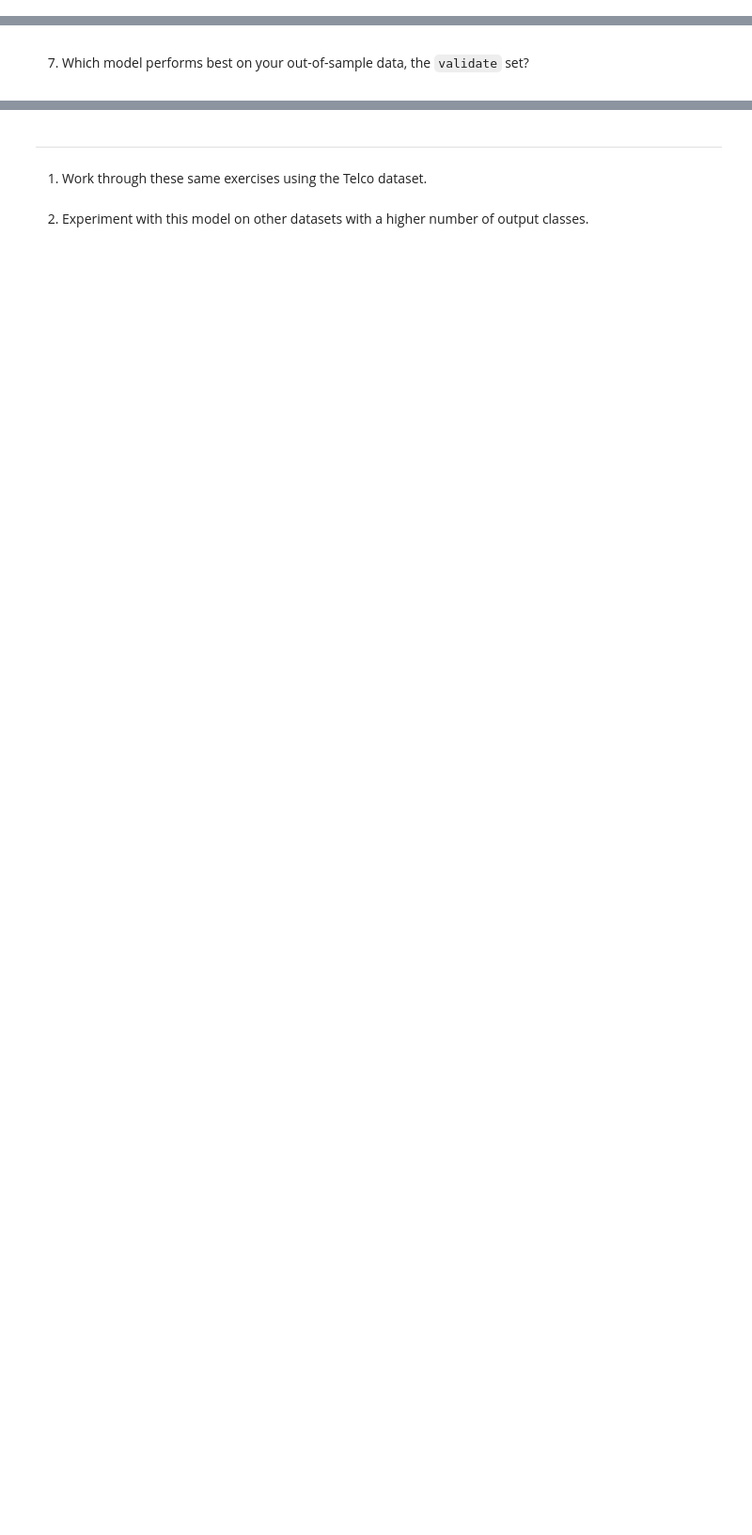
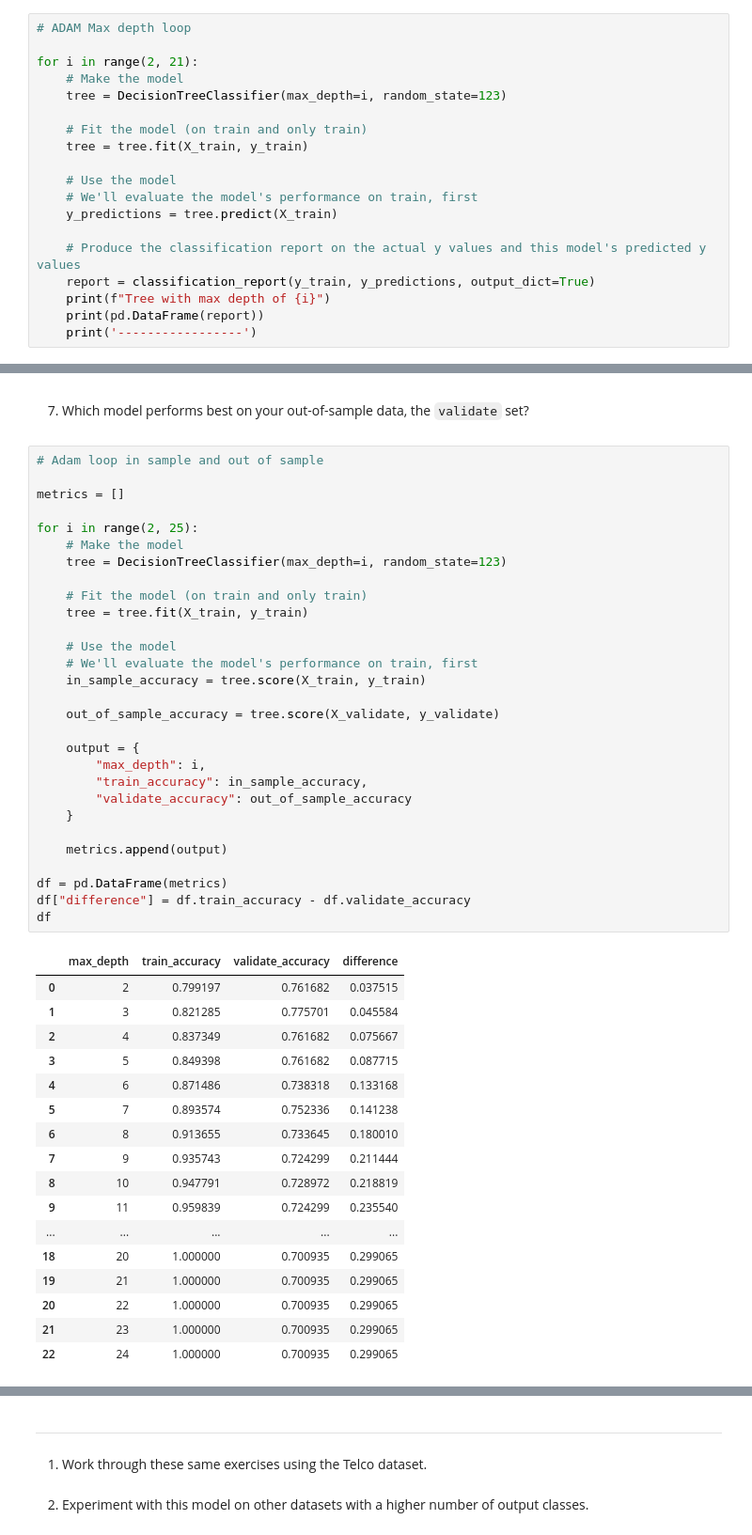
Before and after one commit to Jared-Godar/classification-exercises, a Jupyter notebook: model.ipynb, the cells around one changed output, grey strips where cells are left out. Shown at 94% size. Saved outputs shown, nothing was run; the diff lists cells and outputs as text; blank space fills up the shorter version.

```diff
--- a/model.ipynb
+++ b/model.ipynb
@@ -14,0 +296,19 @@ Using the titanic data, in your classification-exercises repository, create a no
+# %%
+# ADAM Max depth loop
+
+for i in range(2, 21):
+    # Make the model
+    tree = DecisionTreeClassifier(max_depth=i, random_state=123)
+
+    # Fit the model (on train and only train)
+    tree = tree.fit(X_train, y_train)
+
+    # Use the model
+    # We'll evaluate the model's performance on train, first
+    y_predictions = tree.predict(X_train)
+
+    # Produce the classification report on the actual y values and this model's predicted y values
+    report = classification_report(y_train, y_predictions, output_dict=True)
+    print(f"Tree with max depth of {i}")
+    print(pd.DataFrame(report))
+    print('-----------------')
@@ -17,2 +337,49 @@ Using the titanic data, in your classification-exercises repository, create a no
 # %% [markdown]
 7. <p>Which model performs best on your out-of-sample data, the <code>validate</code> set?</p>
+# %%
+# Adam loop in sample and out of sample
+
+metrics = []
+
+for i in range(2, 25):
+    # Make the model
+    tree = DecisionTreeClassifier(max_depth=i, random_state=123)
+
+    # Fit the model (on train and only train)
+    tree = tree.fit(X_train, y_train)
+
+    # Use the model
+    # We'll evaluate the model's performance on train, first
+    in_sample_accuracy = tree.score(X_train, y_train)
+
+    out_of_sample_accuracy = tree.score(X_validate, y_validate)
+
+    output = {
+        "max_depth": i,
+        "train_accuracy": in_sample_accuracy,
+        "validate_accuracy": out_of_sample_accuracy
+    }
+
+    metrics.append(output)
+
+df = pd.DataFrame(metrics)
+df["difference"] = df.train_accuracy - df.validate_accuracy
+df
+# %% [output]
+|  | max_depth | train_accuracy | validate_accuracy | difference |
+| 0 | 2 | 0.799197 | 0.761682 | 0.037515 |
+| 1 | 3 | 0.821285 | 0.775701 | 0.045584 |
+| 2 | 4 | 0.837349 | 0.761682 | 0.075667 |
+| 3 | 5 | 0.849398 | 0.761682 | 0.087715 |
+| 4 | 6 | 0.871486 | 0.738318 | 0.133168 |
+| 5 | 7 | 0.893574 | 0.752336 | 0.141238 |
+| 6 | 8 | 0.913655 | 0.733645 | 0.180010 |
+| 7 | 9 | 0.935743 | 0.724299 | 0.211444 |
+| 8 | 10 | 0.947791 | 0.728972 | 0.218819 |
+| 9 | 11 | 0.959839 | 0.724299 | 0.235540 |
+| ... | ... | ... | ... | ... |
+| 18 | 20 | 1.000000 | 0.700935 | 0.299065 |
+| 19 | 21 | 1.000000 | 0.700935 | 0.299065 |
+| 20 | 22 | 1.000000 | 0.700935 | 0.299065 |
+| 21 | 23 | 1.000000 | 0.700935 | 0.299065 |
+| 22 | 24 | 1.000000 | 0.700935 | 0.299065 |
```
Also changed, not shown: parts of 68 cells of this notebook.
